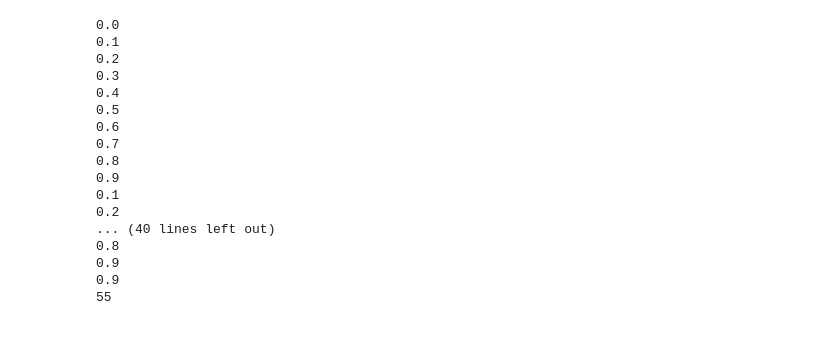
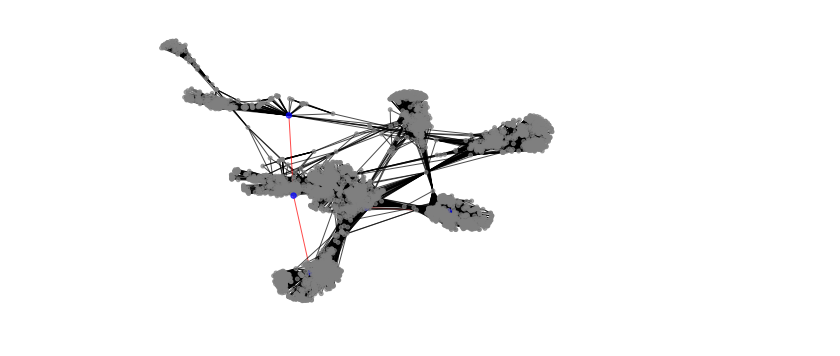
Before and after one commit to joeltecnico/crc, a Jupyter notebook: project1/notebook.ipynb, the cells around one changed output. Cells and saved outputs as stored; diff of their text form; code cells hidden in the pictures.

```diff
--- a/project1/notebook.ipynb
+++ b/project1/notebook.ipynb
@@ -20,8 +20,7 @@ with open('facebook_combined.csv', 'rb') as inf:
     average_degree = 2 * E / N
     clustering_coef = nx.average_clustering(G)
     average_path_length = nx.average_shortest_path_length(G)
-
-    #transitivity = nx.transitivity(G)
+    n_triangles = sum(nx.triangles(G).values()) / 3
 
     degree_sequence = sorted([d for n, d in G.degree()])  # degree sequence
     degreeCount = col.Counter(degree_sequence)
@@ -45,7 +44,6 @@ with open('facebook_combined.csv', 'rb') as inf:
     print('average degree= ', average_degree)
     print('alpha= ',fit.power_law.alpha,'  sigma= ',fit.power_law.sigma, '   xmin= ', fit.power_law.xmin, '  xmax= ', fit.power_law.xmax)
     print('clustering coeficient= ', clustering_coef)
-    #print('transitivity= ', transitivity)
     print('average path length= ', average_path_length)
 
     #betweenness_centrality_nodes = nx.betweenness_centrality(G)
@@ -103,31 +89,3 @@ average_path_length2 = nx.average_shortest_path_length(G2)
 print('clustering coeficient= ', clustering_coef2)
 #print('transitivity= ', transitivity)
 print('average path length= ', average_path_length2)
-# %%
-li = []
-
-for p in range(0, 10, 1) :
-    for q in range(0, 10, 1) :
-        if p + q < 10 :
-            li.append(1)
-            print(p/10+q/10)
-
-print(len(li))
-# %% [output]
-0.0
-0.1
-0.2
-0.3
-0.4
-0.5
-0.6
-0.7
-0.8
-0.9
-0.1
-0.2
-... (40 lines left out)
-0.8
-0.9
-0.9
-55
@@ -133,0 +115,48 @@ print(len(li))
+# %%
+import networkx as nx
+import matplotlib.pyplot as plt
+#%matplotlib inline
+
+
+with open('facebook_combined.csv', 'rb') as inf:
+    next(inf, '')   # skip a line
+    G = nx.read_edgelist(inf, delimiter=',', nodetype=int, encoding="utf-8")
+    N = G.number_of_nodes()
+    E = G.number_of_edges()
+
+    edges = G.edges()
+    colors = []
+    paint_edges = []
+    paint_nodes = []
+
+    local = list(nx.local_bridges(G, False))
+    total = list(nx.bridges(G))
+
+    for i in local :
+        paint_edges.append(i)
+        if i[0] not in paint_nodes :
+            paint_nodes.append(i[0])
+        if i[1] not in paint_nodes :
+            paint_nodes.append(i[1])
+
+    for u, v in edges :
+        if (u, v) in paint_edges :
+            colors.append('red')
+        else :
+            colors.append('black')
+
+    color_map = []
+    node_sizes = []
+
+    for node in G:
+        if node in paint_nodes :
+            color_map.append('blue')
+            node_sizes.append(70)
+        else :
+            color_map.append('grey')
+            node_sizes.append(15)
+
+    nx.draw(G,node_color = color_map, edge_color=colors, node_size = node_sizes, alpha = 0.7)
+    plt.show()
+# %% [output]
+[figure, added]
```
Also changed, not shown: parts of 5 cells of this notebook.
